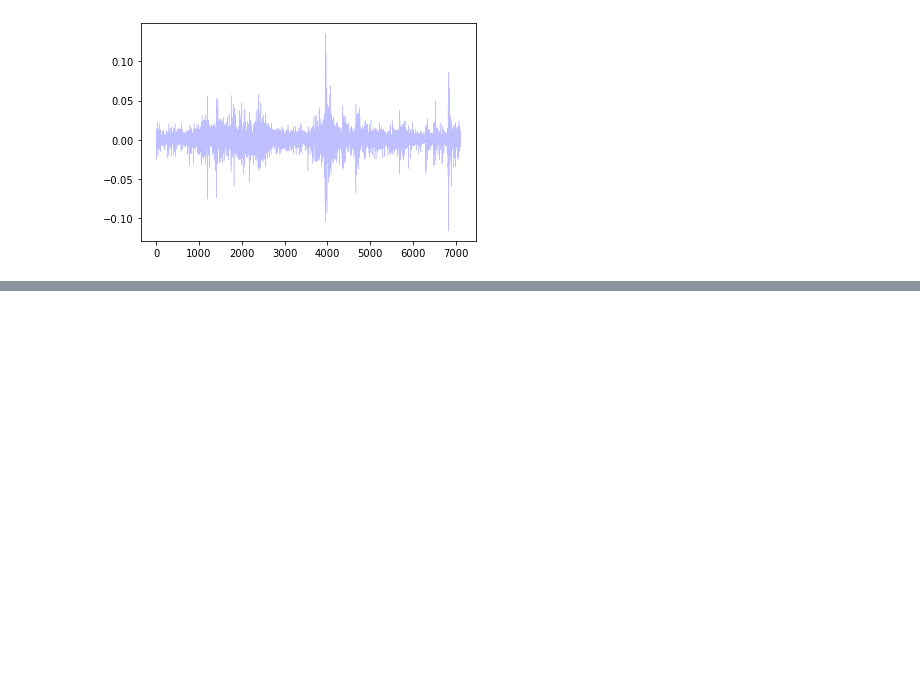
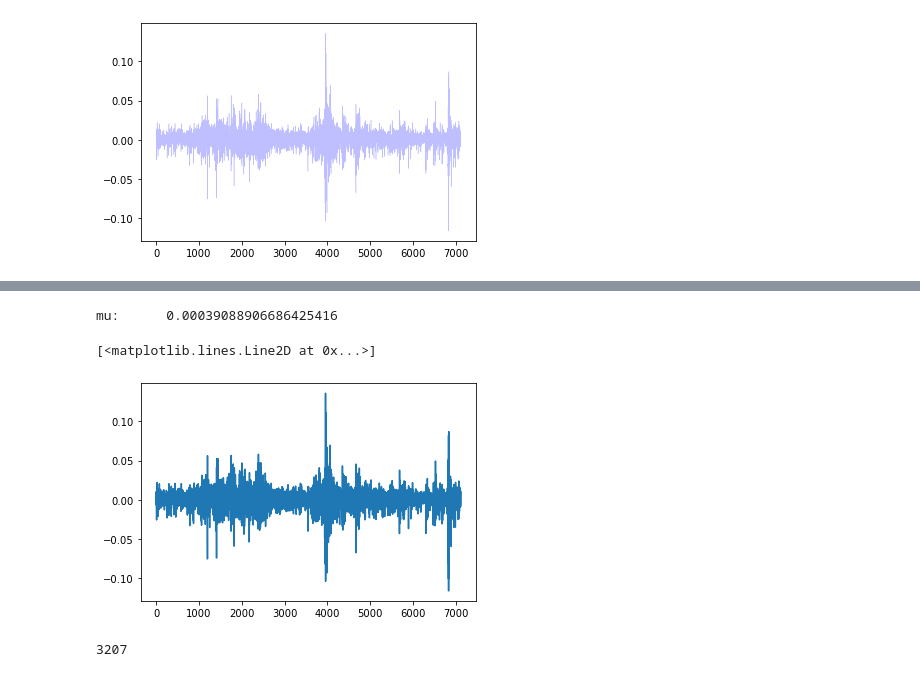
Before and after one commit to ssie-projects/ssie523-abm-markets, a Jupyter notebook: research/Historical Price Analysis.ipynb, the cells around one changed output, grey strips where cells are left out. Cells and saved outputs as stored; diff of their text form; code cells hidden in the pictures; blank space fills up the shorter version.

```diff
--- a/research/Historical Price Analysis.ipynb
+++ b/research/Historical Price Analysis.ipynb
@@ -72,0 +84,14 @@ plt.plot(
+# %%
+mu = np.mean(log_returns)
+print("mu: \t", mu)
+# %% [output]
+mu:      0.00039088906686425416
+# %%
+plt.plot(log_returns)
+# %% [output]
+[<matplotlib.lines.Line2D at 0x...>]
+[figure, added]
+# %%
+np.where(np.isnan(np.log(np.diff(df["Adj Close"]))))[0]
+# %% [output]
+3207
```
Also changed, not shown: parts of 7 cells of this notebook.
